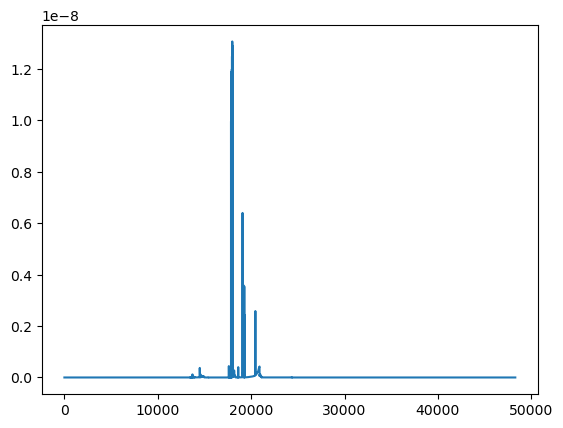
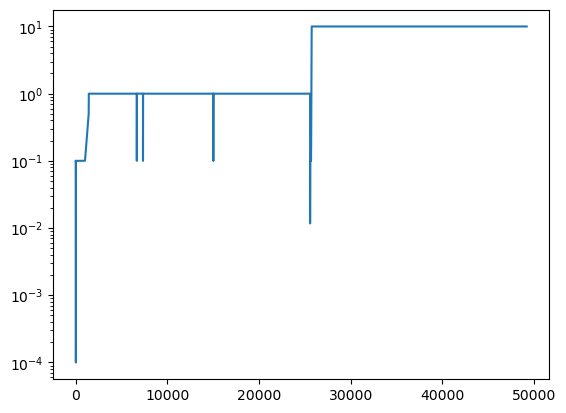
The change to this notebook cell's code, shown as a diff; its figure went from the first image to the second:
--- before
+++ after
@@ -1,2 +1,3 @@
-with h5py.File(path_to_hdf5+'/'+str(50)+'.h5', 'r') as f:
-    plt.plot(f['connection/fission/Q_fp_As'][:])
+with h5py.File(path_to_hdf5+'/'+str(22)+'.h5', 'r') as f:
+    plt.plot(f['dimensions/time_points'][1:]-f['dimensions/time_points'][:-1])
+    plt.yscale('log')

Commit: found a bug: I was not reinitializing the parameters to new NNs